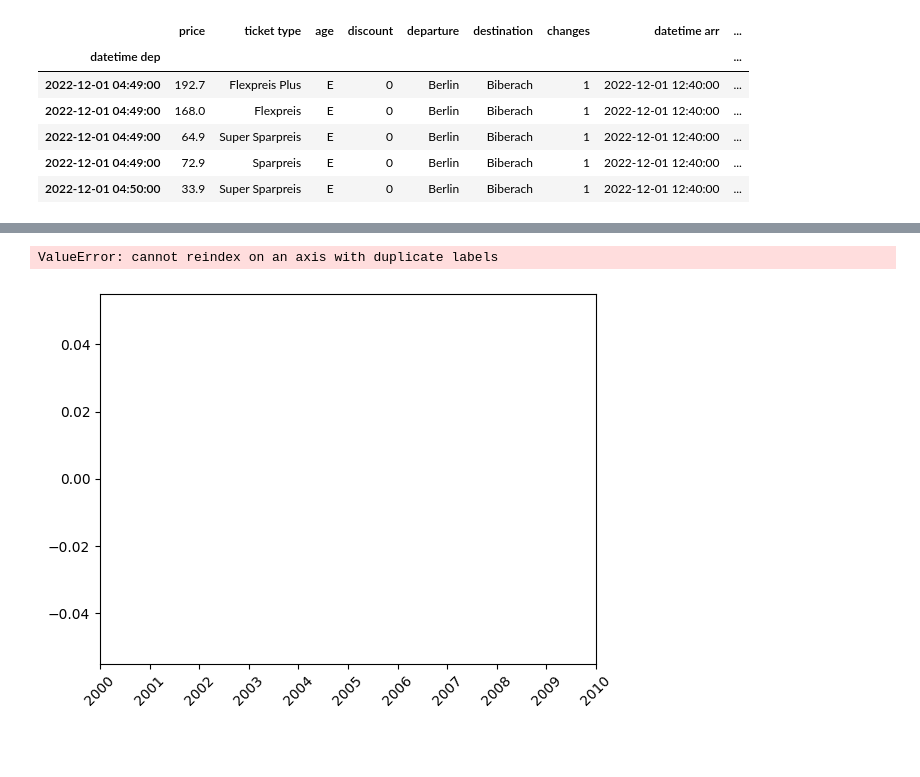
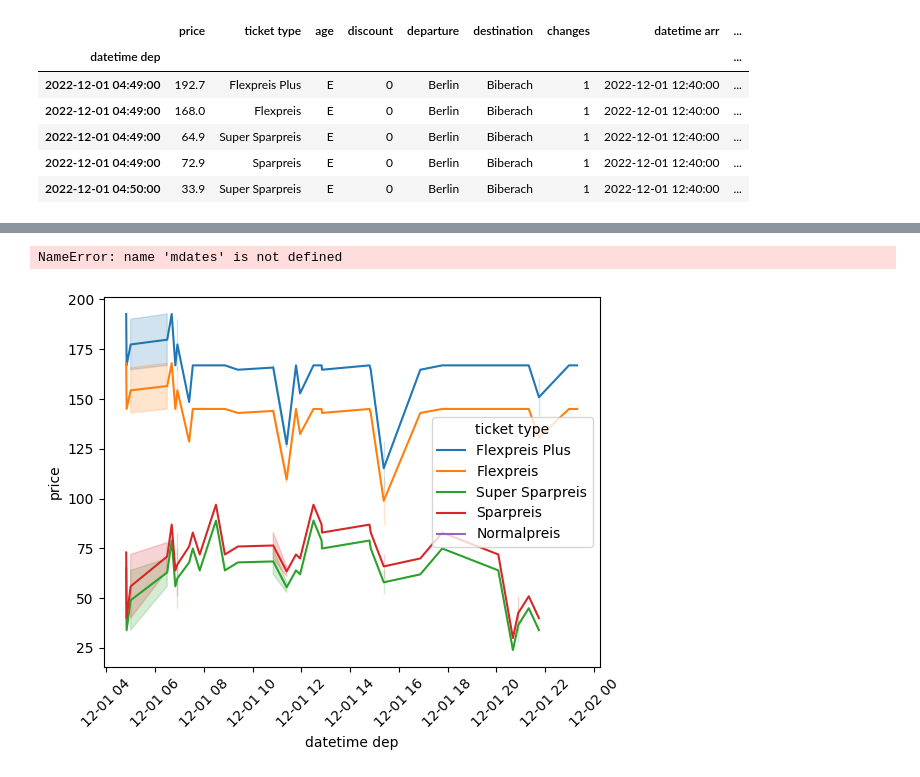
Before and after one commit to emely3h/SE_25_Data_Science, a Jupyter notebook: final_project/clean-data.ipynb, the cells around one changed output, grey strips where cells are left out. Drawn from its saved outputs; the diff is of its cells as text; code cells hidden in the pictures; blank space fills up the shorter version.

Commit message:
clean data

```diff
--- a/final_project/clean-data.ipynb
+++ b/final_project/clean-data.ipynb
@@ -171,6 +171,5 @@ df.head()
 | 4 | 33.9 | Super Sparpreis | E | 0 | Berlin | Biberach | 2 | 2022-12-01 05:00:00 | 2022-12-01 11:36:00 | ... |
 # %%
 import seaborn as sb
-
-
-df['time'] = df['datetime dep'].dt.time
+df['time'] = pd.to_datetime(df['datetime dep']).dt.strftime('%H:%M')
+df.head()
@@ -193,9 +231,9 @@ df.head()
 # %%
 plt.xticks(rotation=45)
-plot = sb.lineplot(data=df,x=df.index, y='price')
-#plot.xaxis.set_major_formatter(mdates.DateFormatter('%H:%M:%S'))
+plot = sb.lineplot(data=df,x=df.index, y='price', hue='ticket type')
+plot.xaxis.set_major_formatter(mdates.DateFormatter('%H:%M'))
 #x_dates = df.index.dt.strftime('%M:%H-%d.%m.%Y').sort_values().unique()
 #plot.set_xticklabels(labels=x_dates, rotation=45, ha='right')
 # %% [output]
-ValueError: cannot reindex on an axis with duplicate labels
+NameError: name 'mdates' is not defined
-[figure, old version]
+[figure, new version]
```
Also changed, not shown: parts of 7 cells of this notebook, 2 other files.
